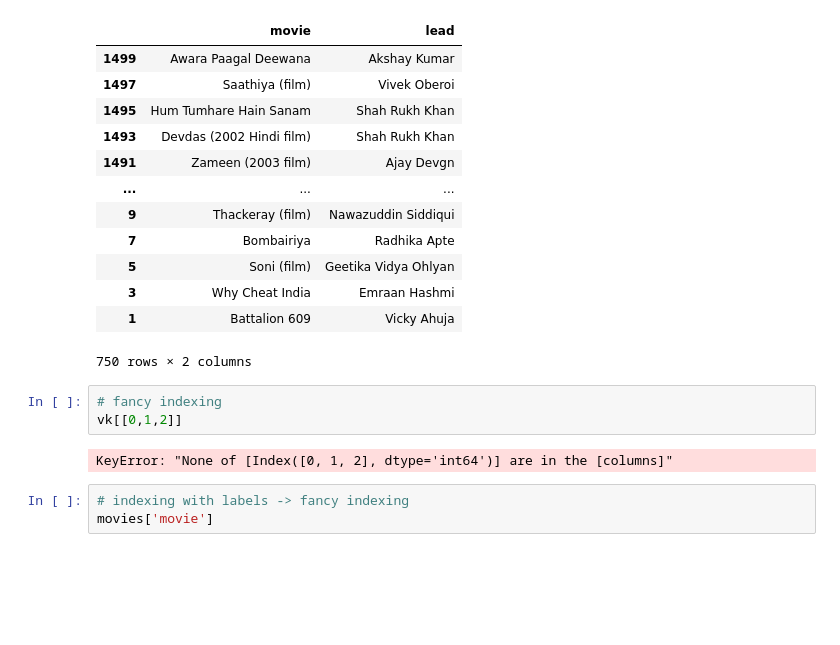
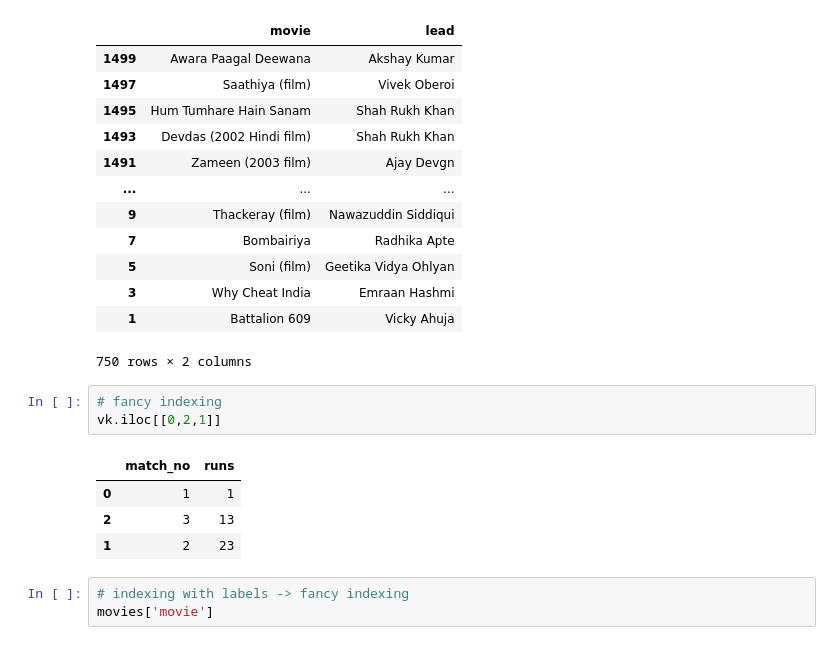
Before and after one commit to ShaikhHamza104/Pandas-for-beginner, a Jupyter notebook: notebooks/01_series.ipynb, the cells around one changed output. Drawn from its saved outputs; the diff is of its cells as text; blank space fills up the shorter version.

```diff
--- a/notebooks/01_series.ipynb
+++ b/notebooks/01_series.ipynb
@@ -348,9 +429,12 @@ movies[::2]
 750 rows × 2 columns
 # %%
 # fancy indexing
-vk[[0,1,2]]
+vk.iloc[[0,2,1]]
 # %% [output]
-KeyError: "None of [Index([0, 1, 2], dtype='int64')] are in the [columns]"
+|  | match_no | runs |
+| 0 | 1 | 1 |
+| 2 | 3 | 13 |
+| 1 | 2 | 23 |
 # %%
 # indexing with labels -> fancy indexing
 movies['movie']
```
Also changed, not shown: parts of 37 cells of this notebook, 2 other files.
